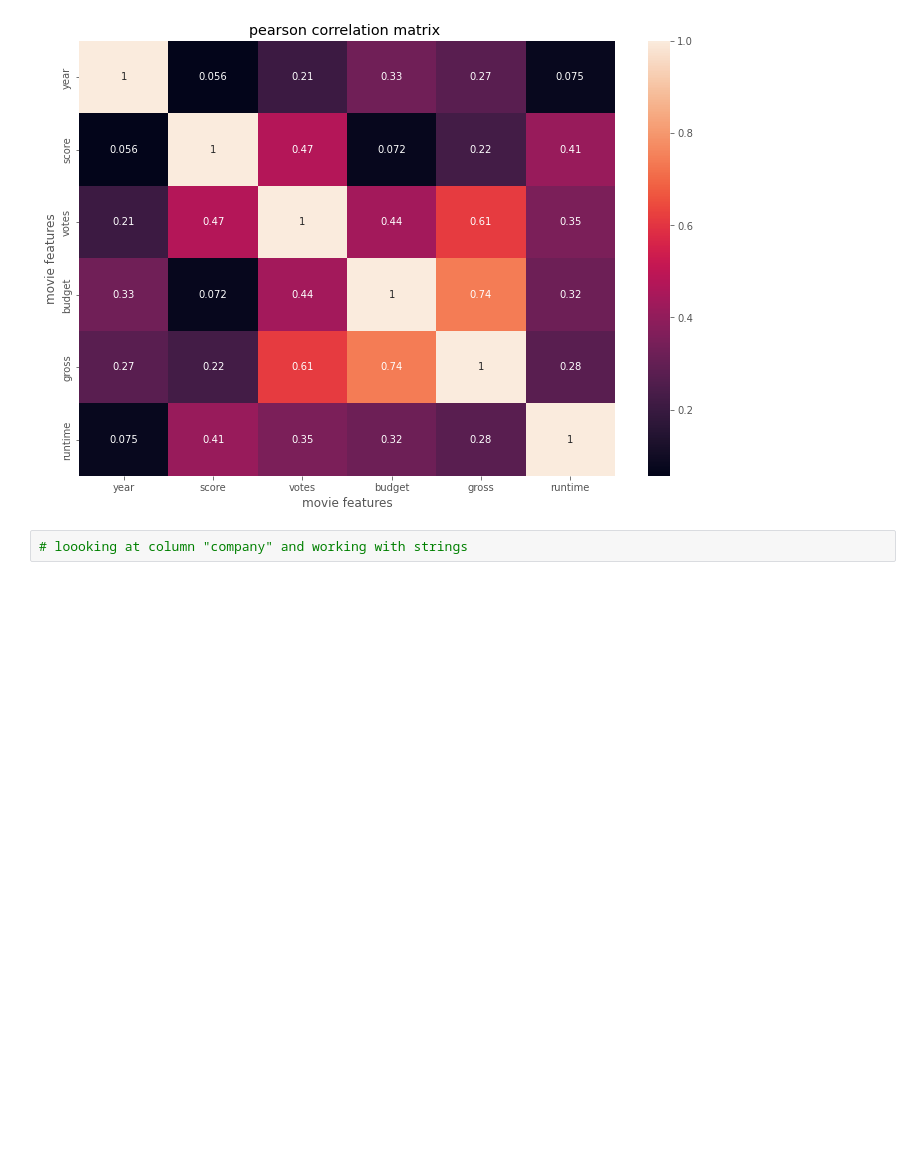
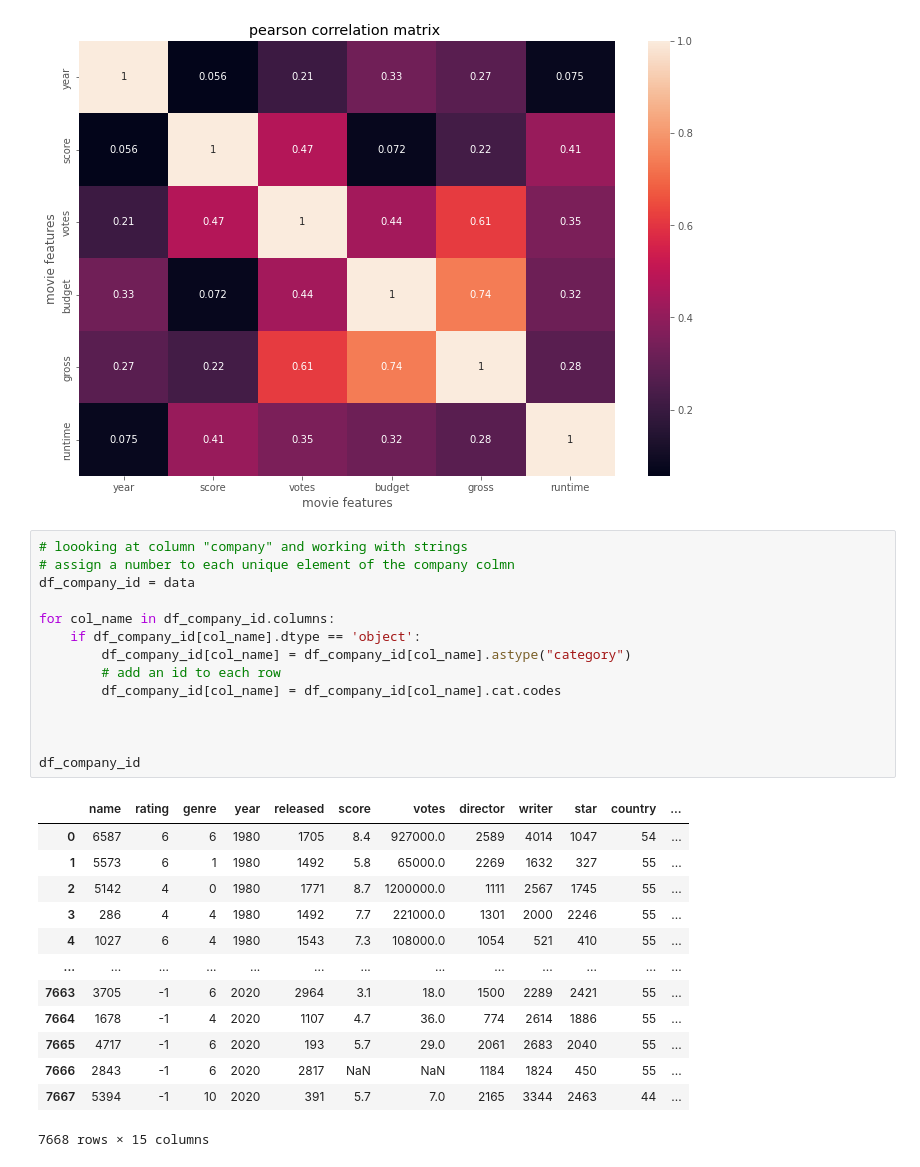
Before and after one commit to MunyaradziMagura/Movies-Project, a Jupyter notebook: movies.ipynb, the cells around one changed output. Saved outputs shown, nothing was run; the diff lists cells and outputs as text; blank space fills up the shorter version.

```diff
--- a/movies.ipynb
+++ b/movies.ipynb
@@ -168,5 +168,31 @@ plt.ylabel('movie features')
 # %% [output]
 Text(87.0, 0.5, 'movie features')
 [figure]
-# %%
-# loooking at column "company" and working with strings
+# %%
+# loooking at column "company" and working with strings
+# assign a number to each unique element of the company colmn
+df_company_id = data
+
+for col_name in df_company_id.columns:
+    if df_company_id[col_name].dtype == 'object':
+        df_company_id[col_name] = df_company_id[col_name].astype("category")
+        # add an id to each row
+        df_company_id[col_name] = df_company_id[col_name].cat.codes
+
+
+
+df_company_id
+# %% [output]
+|  | name | rating | genre | year | released | score | votes | director | writer | star | country | ... |
+| 0 | 6587 | 6 | 6 | 1980 | 1705 | 8.4 | 927000.0 | 2589 | 4014 | 1047 | 54 | ... |
+| 1 | 5573 | 6 | 1 | 1980 | 1492 | 5.8 | 65000.0 | 2269 | 1632 | 327 | 55 | ... |
+| 2 | 5142 | 4 | 0 | 1980 | 1771 | 8.7 | 1200000.0 | 1111 | 2567 | 1745 | 55 | ... |
+| 3 | 286 | 4 | 4 | 1980 | 1492 | 7.7 | 221000.0 | 1301 | 2000 | 2246 | 55 | ... |
+| 4 | 1027 | 6 | 4 | 1980 | 1543 | 7.3 | 108000.0 | 1054 | 521 | 410 | 55 | ... |
+| ... | ... | ... | ... | ... | ... | ... | ... | ... | ... | ... | ... | ... |
+| 7663 | 3705 | -1 | 6 | 2020 | 2964 | 3.1 | 18.0 | 1500 | 2289 | 2421 | 55 | ... |
+| 7664 | 1678 | -1 | 4 | 2020 | 1107 | 4.7 | 36.0 | 774 | 2614 | 1886 | 55 | ... |
+| 7665 | 4717 | -1 | 6 | 2020 | 193 | 5.7 | 29.0 | 2061 | 2683 | 2040 | 55 | ... |
+| 7666 | 2843 | -1 | 6 | 2020 | 2817 | NaN | NaN | 1184 | 1824 | 450 | 55 | ... |
+| 7667 | 5394 | -1 | 10 | 2020 | 391 | 5.7 | 7.0 | 2165 | 3344 | 2463 | 44 | ... |
+7668 rows × 15 columns
```
Also changed, not shown: parts of 5 cells of this notebook.
